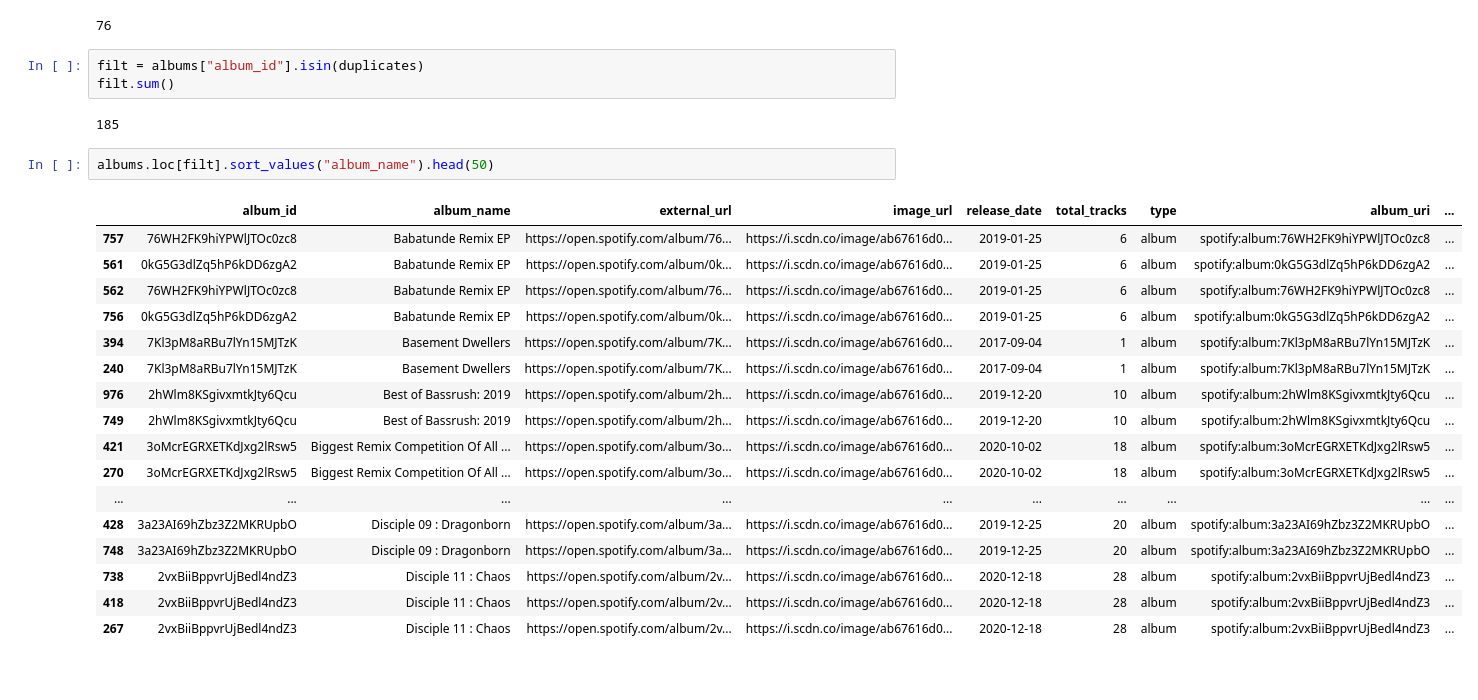
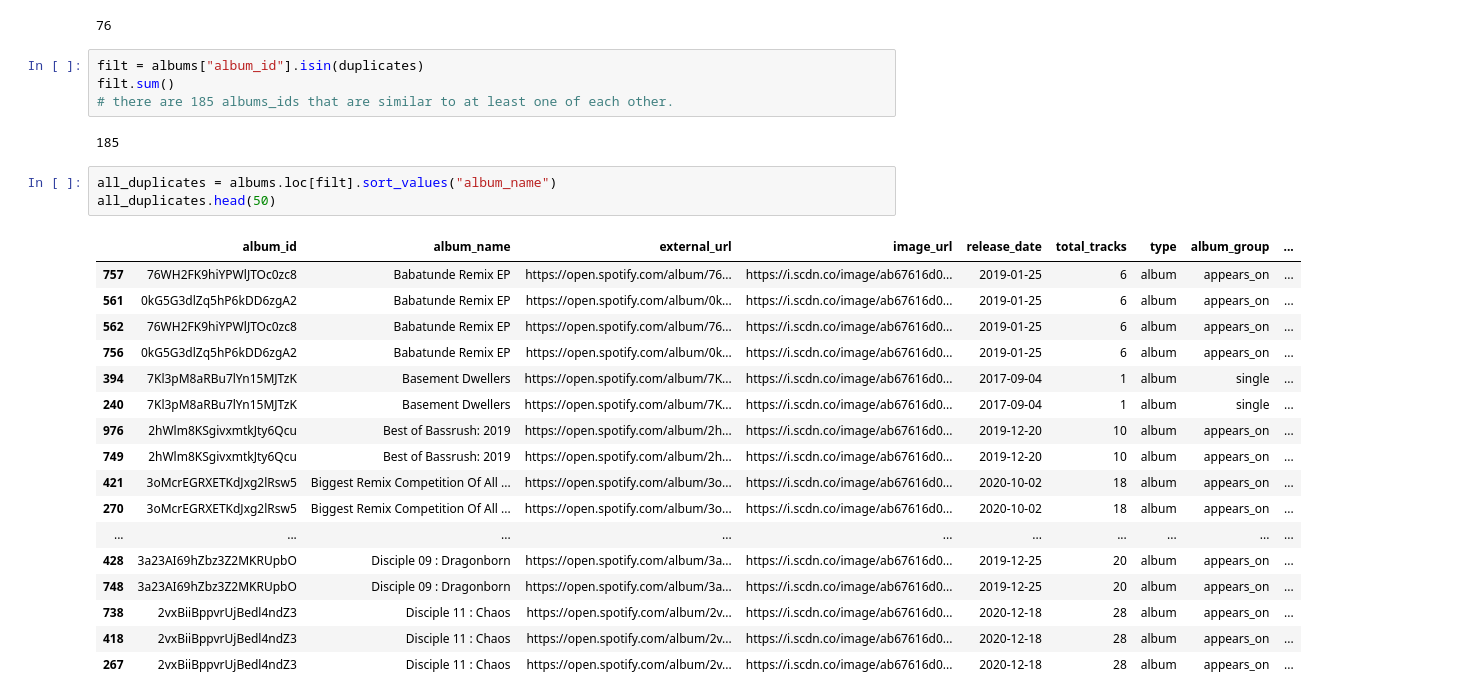
Before and after one commit to nick-esqueda/vanguard_de_project, a Jupyter notebook: transformations.ipynb, the cells around one changed output. Saved outputs shown, nothing was run; the diff lists cells and outputs as text.

```diff
--- a/transformations.ipynb
+++ b/transformations.ipynb
@@ -242,28 +246,30 @@ len(duplicates)
 # %%
 filt = albums["album_id"].isin(duplicates)
 filt.sum()
+# there are 185 albums_ids that are similar to at least one of each other.
 # %% [output]
 185
 # %%
-albums.loc[filt].sort_values("album_name").head(50)
+all_duplicates = albums.loc[filt].sort_values("album_name")
+all_duplicates.head(50)
 # %% [output]
-|  | album_id | album_name | external_url | image_url | release_date | total_tracks | type | album_uri | ... |
-| 757 | 76WH2FK9hiYPWlJTOc0zc8 | Babatunde Remix EP | https://open.spotify.com/album/76... | https://i.scdn.co/image/ab67616d0... | 2019-01-25 | 6 | album | spotify:album:76WH2FK9hiYPWlJTOc0zc8 | ... |
-| 561 | 0kG5G3dlZq5hP6kDD6zgA2 | Babatunde Remix EP | https://open.spotify.com/album/0k... | https://i.scdn.co/image/ab67616d0... | 2019-01-25 | 6 | album | spotify:album:0kG5G3dlZq5hP6kDD6zgA2 | ... |
-| 562 | 76WH2FK9hiYPWlJTOc0zc8 | Babatunde Remix EP | https://open.spotify.com/album/76... | https://i.scdn.co/image/ab67616d0... | 2019-01-25 | 6 | album | spotify:album:76WH2FK9hiYPWlJTOc0zc8 | ... |
-| 756 | 0kG5G3dlZq5hP6kDD6zgA2 | Babatunde Remix EP | https://open.spotify.com/album/0k... | https://i.scdn.co/image/ab67616d0... | 2019-01-25 | 6 | album | spotify:album:0kG5G3dlZq5hP6kDD6zgA2 | ... |
-| 394 | 7Kl3pM8aRBu7lYn15MJTzK | Basement Dwellers | https://open.spotify.com/album/7K... | https://i.scdn.co/image/ab67616d0... | 2017-09-04 | 1 | album | spotify:album:7Kl3pM8aRBu7lYn15MJTzK | ... |
-| 240 | 7Kl3pM8aRBu7lYn15MJTzK | Basement Dwellers | https://open.spotify.com/album/7K... | https://i.scdn.co/image/ab67616d0... | 2017-09-04 | 1 | album | spotify:album:7Kl3pM8aRBu7lYn15MJTzK | ... |
-| 976 | 2hWlm8KSgivxmtkJty6Qcu | Best of Bassrush: 2019 | https://open.spotify.com/album/2h... | https://i.scdn.co/image/ab67616d0... | 2019-12-20 | 10 | album | spotify:album:2hWlm8KSgivxmtkJty6Qcu | ... |
-| 749 | 2hWlm8KSgivxmtkJty6Qcu | Best of Bassrush: 2019 | https://open.spotify.com/album/2h... | https://i.scdn.co/image/ab67616d0... | 2019-12-20 | 10 | album | spotify:album:2hWlm8KSgivxmtkJty6Qcu | ... |
-| 421 | 3oMcrEGRXETKdJxg2lRsw5 | Biggest Remix Competition Of All ... | https://open.spotify.com/album/3o... | https://i.scdn.co/image/ab67616d0... | 2020-10-02 | 18 | album | spotify:album:3oMcrEGRXETKdJxg2lRsw5 | ... |
-| 270 | 3oMcrEGRXETKdJxg2lRsw5 | Biggest Remix Competition Of All ... | https://open.spotify.com/album/3o... | https://i.scdn.co/image/ab67616d0... | 2020-10-02 | 18 | album | spotify:album:3oMcrEGRXETKdJxg2lRsw5 | ... |
+|  | album_id | album_name | external_url | image_url | release_date | total_tracks | type | album_group | ... |
+| 757 | 76WH2FK9hiYPWlJTOc0zc8 | Babatunde Remix EP | https://open.spotify.com/album/76... | https://i.scdn.co/image/ab67616d0... | 2019-01-25 | 6 | album | appears_on | ... |
+| 561 | 0kG5G3dlZq5hP6kDD6zgA2 | Babatunde Remix EP | https://open.spotify.com/album/0k... | https://i.scdn.co/image/ab67616d0... | 2019-01-25 | 6 | album | appears_on | ... |
+| 562 | 76WH2FK9hiYPWlJTOc0zc8 | Babatunde Remix EP | https://open.spotify.com/album/76... | https://i.scdn.co/image/ab67616d0... | 2019-01-25 | 6 | album | appears_on | ... |
+| 756 | 0kG5G3dlZq5hP6kDD6zgA2 | Babatunde Remix EP | https://open.spotify.com/album/0k... | https://i.scdn.co/image/ab67616d0... | 2019-01-25 | 6 | album | appears_on | ... |
+| 394 | 7Kl3pM8aRBu7lYn15MJTzK | Basement Dwellers | https://open.spotify.com/album/7K... | https://i.scdn.co/image/ab67616d0... | 2017-09-04 | 1 | album | single | ... |
+| 240 | 7Kl3pM8aRBu7lYn15MJTzK | Basement Dwellers | https://open.spotify.com/album/7K... | https://i.scdn.co/image/ab67616d0... | 2017-09-04 | 1 | album | single | ... |
+| 976 | 2hWlm8KSgivxmtkJty6Qcu | Best of Bassrush: 2019 | https://open.spotify.com/album/2h... | https://i.scdn.co/image/ab67616d0... | 2019-12-20 | 10 | album | appears_on | ... |
+| 749 | 2hWlm8KSgivxmtkJty6Qcu | Best of Bassrush: 2019 | https://open.spotify.com/album/2h... | https://i.scdn.co/image/ab67616d0... | 2019-12-20 | 10 | album | appears_on | ... |
+| 421 | 3oMcrEGRXETKdJxg2lRsw5 | Biggest Remix Competition Of All ... | https://open.spotify.com/album/3o... | https://i.scdn.co/image/ab67616d0... | 2020-10-02 | 18 | album | appears_on | ... |
+| 270 | 3oMcrEGRXETKdJxg2lRsw5 | Biggest Remix Competition Of All ... | https://open.spotify.com/album/3o... | https://i.scdn.co/image/ab67616d0... | 2020-10-02 | 18 | album | appears_on | ... |
 | ... | ... | ... | ... | ... | ... | ... | ... | ... | ... |
-| 428 | 3a23AI69hZbz3Z2MKRUpbO | Disciple 09 : Dragonborn | https://open.spotify.com/album/3a... | https://i.scdn.co/image/ab67616d0... | 2019-12-25 | 20 | album | spotify:album:3a23AI69hZbz3Z2MKRUpbO | ... |
-| 748 | 3a23AI69hZbz3Z2MKRUpbO | Disciple 09 : Dragonborn | https://open.spotify.com/album/3a... | https://i.scdn.co/image/ab67616d0... | 2019-12-25 | 20 | album | spotify:album:3a23AI69hZbz3Z2MKRUpbO | ... |
-| 738 | 2vxBiiBppvrUjBedl4ndZ3 | Disciple 11 : Chaos | https://open.spotify.com/album/2v... | https://i.scdn.co/image/ab67616d0... | 2020-12-18 | 28 | album | spotify:album:2vxBiiBppvrUjBedl4ndZ3 | ... |
-| 418 | 2vxBiiBppvrUjBedl4ndZ3 | Disciple 11 : Chaos | https://open.spotify.com/album/2v... | https://i.scdn.co/image/ab67616d0... | 2020-12-18 | 28 | album | spotify:album:2vxBiiBppvrUjBedl4ndZ3 | ... |
-| 267 | 2vxBiiBppvrUjBedl4ndZ3 | Disciple 11 : Chaos | https://open.spotify.com/album/2v... | https://i.scdn.co/image/ab67616d0... | 2020-12-18 | 28 | album | spotify:album:2vxBiiBppvrUjBedl4ndZ3 | ... |
+| 428 | 3a23AI69hZbz3Z2MKRUpbO | Disciple 09 : Dragonborn | https://open.spotify.com/album/3a... | https://i.scdn.co/image/ab67616d0... | 2019-12-25 | 20 | album | appears_on | ... |
+| 748 | 3a23AI69hZbz3Z2MKRUpbO | Disciple 09 : Dragonborn | https://open.spotify.com/album/3a... | https://i.scdn.co/image/ab67616d0... | 2019-12-25 | 20 | album | appears_on | ... |
+| 738 | 2vxBiiBppvrUjBedl4ndZ3 | Disciple 11 : Chaos | https://open.spotify.com/album/2v... | https://i.scdn.co/image/ab67616d0... | 2020-12-18 | 28 | album | appears_on | ... |
+| 418 | 2vxBiiBppvrUjBedl4ndZ3 | Disciple 11 : Chaos | https://open.spotify.com/album/2v... | https://i.scdn.co/image/ab67616d0... | 2020-12-18 | 28 | album | appears_on | ... |
+| 267 | 2vxBiiBppvrUjBedl4ndZ3 | Disciple 11 : Chaos | https://open.spotify.com/album/2v... | https://i.scdn.co/image/ab67616d0... | 2020-12-18 | 28 | album | appears_on | ... |
 # %% [markdown]
 ### PROBLEM:
 if two of the 20 artists show up on the same album, then that album will show up twice, but both copies will only have the artist_id of the artist that was listed first in the JSON response.
```
Also changed, not shown: parts of 9 cells of this notebook, 1 other file.
